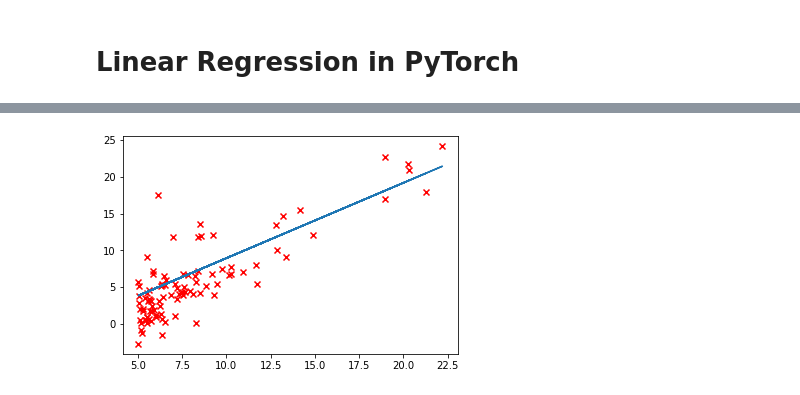
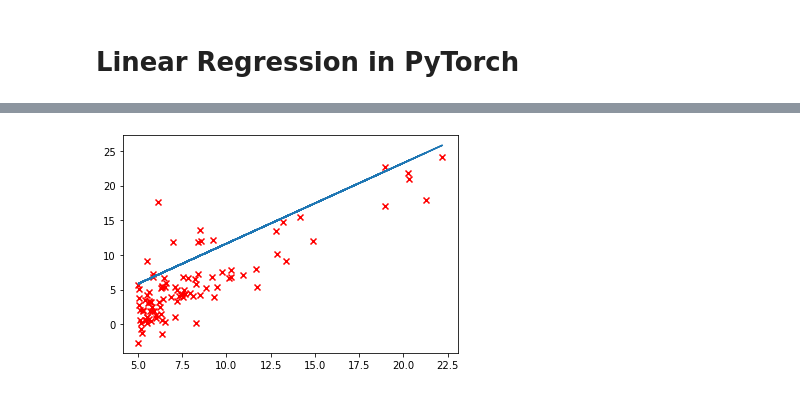
Before and after one commit to thomd/deep-learning-notes, a Jupyter notebook: linear-regression.ipynb, the cells around one changed output, grey strips where cells are left out. Saved outputs shown, nothing was run; the diff lists cells and outputs as text; code cells hidden in the pictures.

Commit message:
linear regression

```diff
--- a/linear-regression.ipynb
+++ b/linear-regression.ipynb
@@ -181,0 +183,6 @@ X_tensor, Y_tensor = X_tensor.type(torch.float), Y_tensor.type(torch.float)
+# %%
+data = np.loadtxt('data/food_truck_data.txt', delimiter=',')
+x, y = data[:, 0], data[:, 1]
+
+X = torch.tensor(x, dtype=torch.float, requires_grad=True).view(-1, 1)
+Y = torch.tensor(y, dtype=torch.float, requires_grad=True).view(-1, 1)
@@ -182,4 +191,4 @@ X_tensor, Y_tensor = X_tensor.type(torch.float), Y_tensor.type(torch.float)
 # %%
-model = nn.Linear(in_features = 2, out_features = 1)
+model = nn.Linear(1, 1)
 criterion = nn.MSELoss()
 optimizer = optim.Adam(model.parameters(), lr = 0.02)
@@ -200,5 +215,5 @@ plt.plot(losses);
 # %%
-plt.scatter(x, y, marker="x", c="red")
-plt.plot(X_tensor.detach().numpy()[:, 1], (X_tensor @ model.weight.T).detach().numpy());
+plt.scatter(x, y, marker = 'x', c = 'r')
+plt.plot(X.detach().numpy(), (X @ model.weight.T).detach().numpy());
 # %% [output]
-[figure, old version]
+[figure, new version]
```
Also changed, not shown: parts of 7 cells of this notebook.
